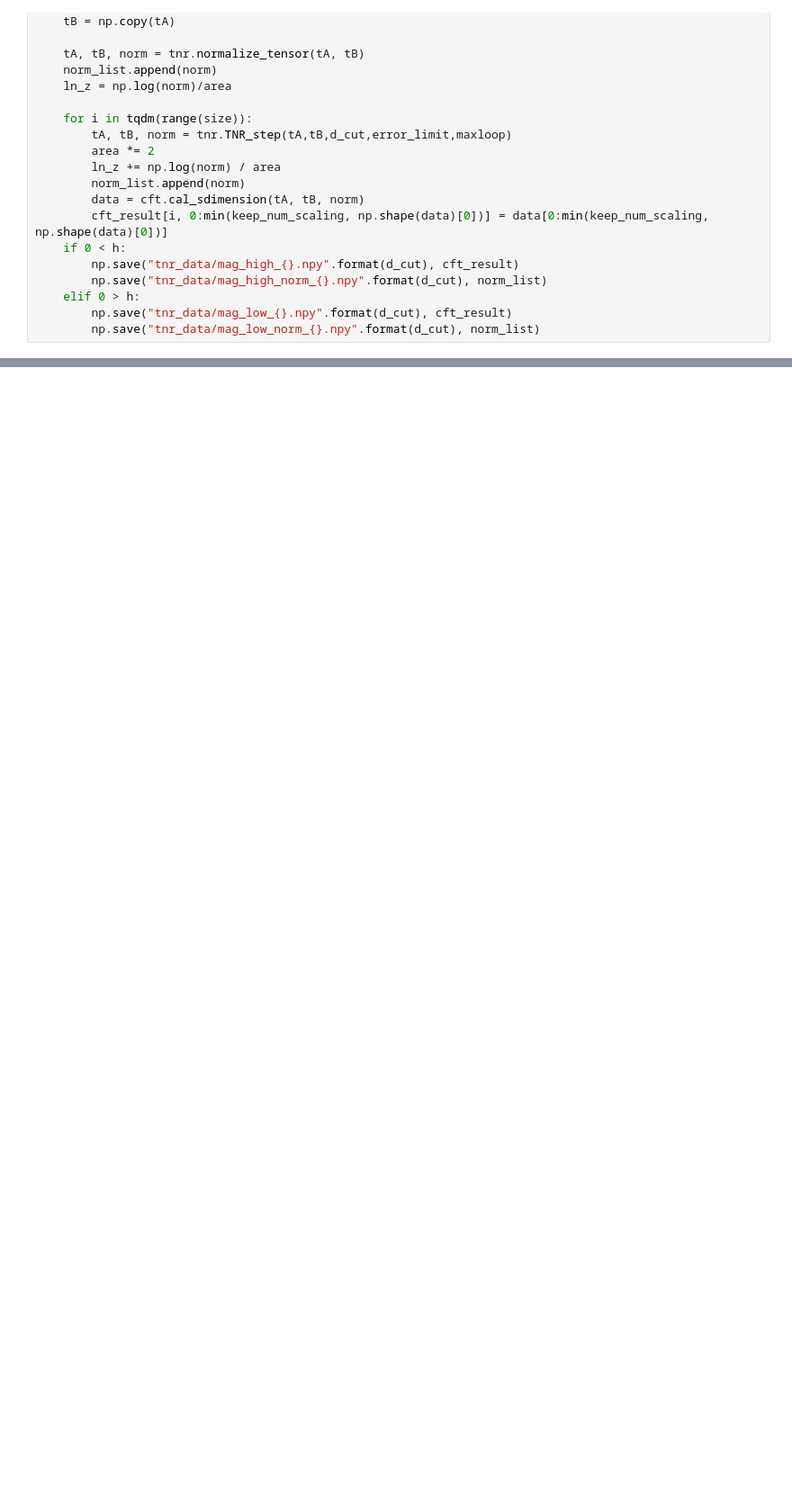
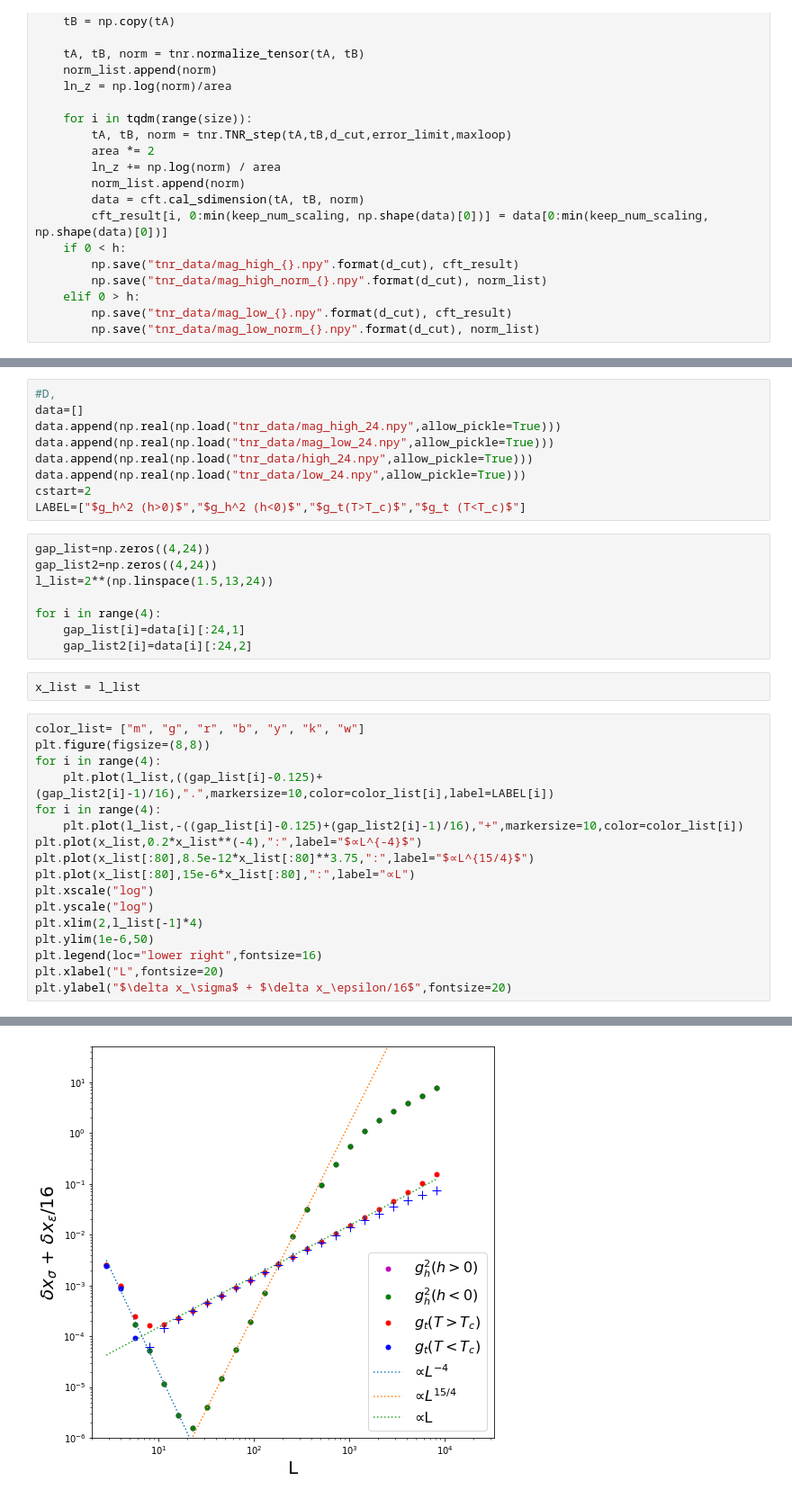
Before and after one commit to dartsushi/Loop-TNR_RGflow, a Jupyter notebook: RG_flow_tutorial.ipynb, the cells around one changed output, grey strips where cells are left out. Shown at 90% size. Drawn from its saved outputs; the diff is of its cells as text; blank space fills up the shorter version.

```diff
--- a/RG_flow_tutorial.ipynb
+++ b/RG_flow_tutorial.ipynb
@@ -245,0 +247,37 @@ collect_Ising_mag(-1e-5,24,28)
+# %%
+#D,
+data=[]
+data.append(np.real(np.load("tnr_data/mag_high_24.npy",allow_pickle=True)))
+data.append(np.real(np.load("tnr_data/mag_low_24.npy",allow_pickle=True)))
+data.append(np.real(np.load("tnr_data/high_24.npy",allow_pickle=True)))
+data.append(np.real(np.load("tnr_data/low_24.npy",allow_pickle=True)))
+cstart=2
+LABEL=["$g_h^2 (h>0)$","$g_h^2 (h<0)$","$g_t(T>T_c)$","$g_t (T<T_c)$"]
+# %%
+gap_list=np.zeros((4,24))
+gap_list2=np.zeros((4,24))
+l_list=2**(np.linspace(1.5,13,24))
+
+for i in range(4):
+    gap_list[i]=data[i][:24,1]
+    gap_list2[i]=data[i][:24,2]
+# %%
+x_list = l_list
+# %%
+color_list= ["m", "g", "r", "b", "y", "k", "w"]
+plt.figure(figsize=(8,8))
+for i in range(4):
+    plt.plot(l_list,((gap_list[i]-0.125)+(gap_list2[i]-1)/16),".",markersize=10,color=color_list[i],label=LABEL[i])
+for i in range(4):
+    plt.plot(l_list,-((gap_list[i]-0.125)+(gap_list2[i]-1)/16),"+",markersize=10,color=color_list[i])
+plt.plot(x_list,0.2*x_list**(-4),":",label="$∝L^{-4}$")
+plt.plot(x_list[:80],8.5e-12*x_list[:80]**3.75,":",label="$∝L^{15/4}$")
+plt.plot(x_list[:80],15e-6*x_list[:80],":",label="∝L")
+plt.xscale("log")
+plt.yscale("log")
+plt.xlim(2,l_list[-1]*4)
+plt.ylim(1e-6,50)
+plt.legend(loc="lower right",fontsize=16)
+plt.xlabel("L",fontsize=20)
+plt.ylabel("$\delta x_\sigma$ + $\delta x_\epsilon/16$",fontsize=20)
+# %% [output]
@@ -245,0 +285 @@ collect_Ising_mag(-1e-5,24,28)
+[figure, added]
```
Also changed, not shown: parts of 8 cells of this notebook, 7 other files.
